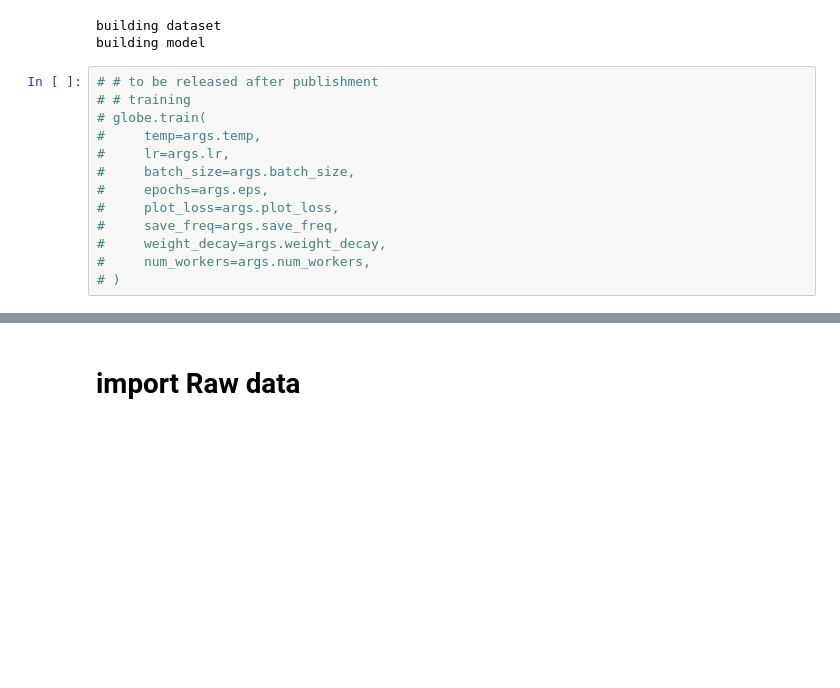
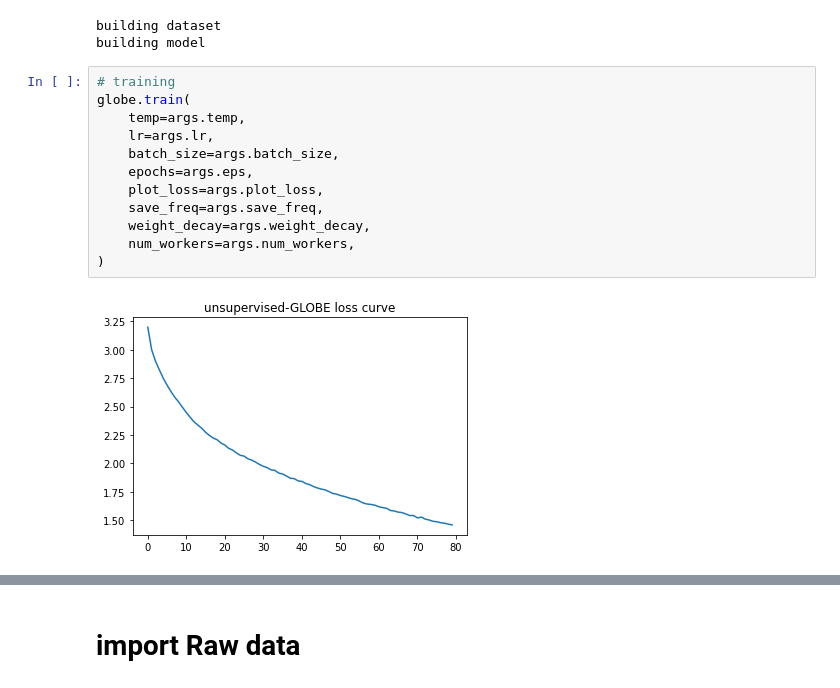
Before and after one commit to CSUBioGroup/GLOBE-release, a Jupyter notebook: demo/Neocortex.ipynb, the cells around one changed output, grey strips where cells are left out. Drawn from its saved outputs; the diff is of its cells as text; blank space fills up the shorter version.

```diff
--- a/demo/Neocortex.ipynb
+++ b/demo/Neocortex.ipynb
@@ -123,18 +123,19 @@ globe.build_model(
 building dataset
 building model
 # %%
-# # to be released after publishment
-# # training
-# globe.train(
-#     temp=args.temp,
-#     lr=args.lr,
-#     batch_size=args.batch_size,
-#     epochs=args.eps,
-#     plot_loss=args.plot_loss,
-#     save_freq=args.save_freq,
-#     weight_decay=args.weight_decay,
-#     num_workers=args.num_workers,
-# )
+# training
+globe.train(
+    temp=args.temp,
+    lr=args.lr,
+    batch_size=args.batch_size,
+    epochs=args.eps,
+    plot_loss=args.plot_loss,
+    save_freq=args.save_freq,
+    weight_decay=args.weight_decay,
+    num_workers=args.num_workers,
+)
+# %% [output]
+[figure, added]
 # %%
 globe.load_ckpt(30)
 lat_data, prj_data, metadata1 = globe.evaluate(batch_size=args.batch_size, num_workers=args.num_workers)
```
Also changed, not shown: parts of 5 cells of this notebook, 36 other files.
